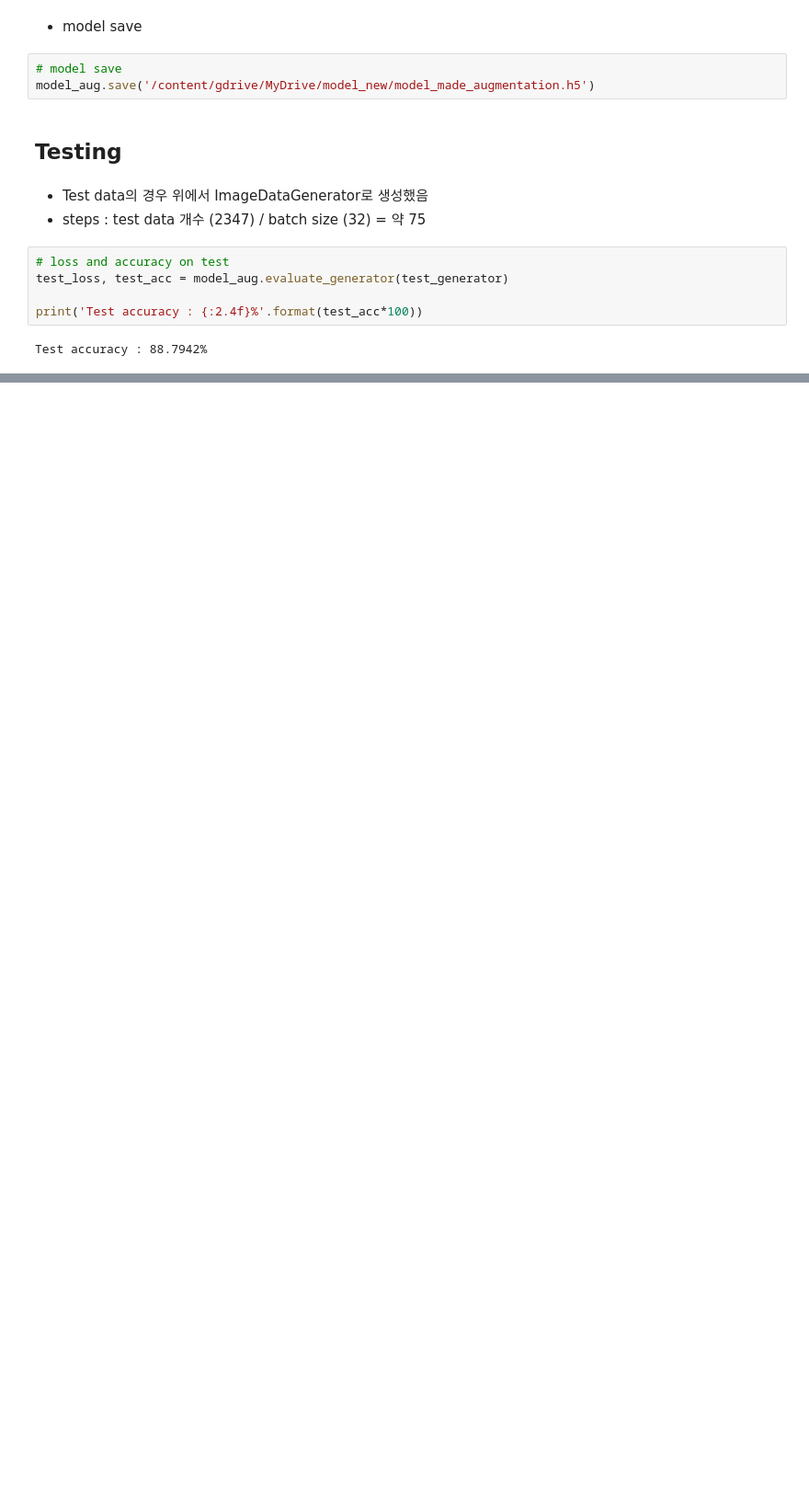
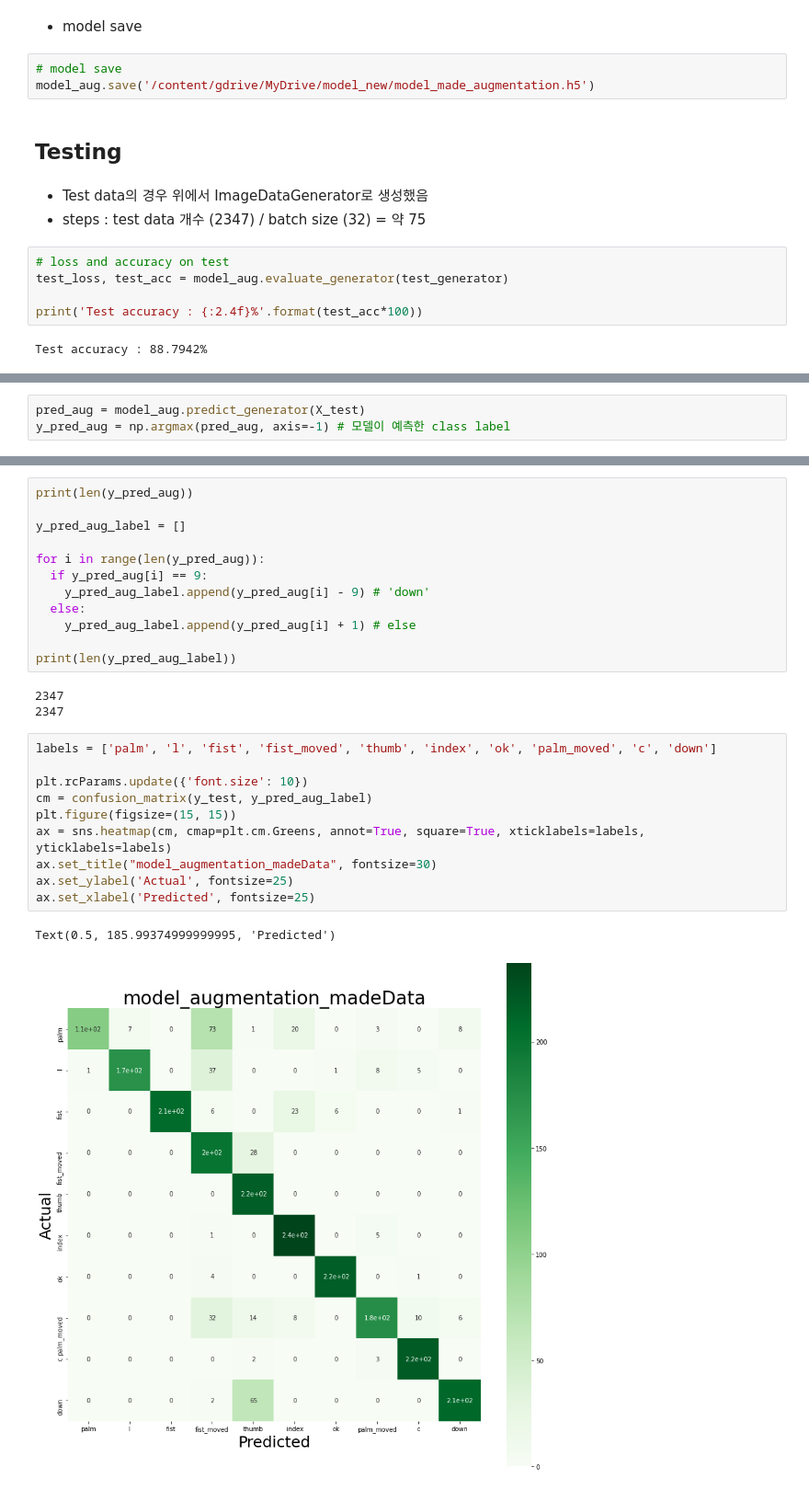
Before and after one commit to SuwonPabby/AppleFarm, a Jupyter notebook: DeepLearning_TermProject_final.ipynb, the cells around one changed output, grey strips where cells are left out. Shown: that part at 92% size. Drawn from its saved outputs; the diff is of its cells as text; blank space fills up the shorter version.

Commit message:
augmentation confusion matrix, debug added

```diff
--- a/DeepLearning_TermProject_final.ipynb
+++ b/DeepLearning_TermProject_final.ipynb
@@ -1353,0 +1358,3 @@ Test accuracy : 88.7942%
+# %%
+pred_aug = model_aug.predict_generator(X_test)
+y_pred_aug = np.argmax(pred_aug, axis=-1) # 모델이 예측한 class label
@@ -1353,0 +1365,28 @@ Test accuracy : 88.7942%
+# %%
+print(len(y_pred_aug))
+
+y_pred_aug_label = []
+
+for i in range(len(y_pred_aug)):
+  if y_pred_aug[i] == 9:
+    y_pred_aug_label.append(y_pred_aug[i] - 9) # 'down'
+  else:
+    y_pred_aug_label.append(y_pred_aug[i] + 1) # else
+
+print(len(y_pred_aug_label))
+# %% [output]
+2347
+2347
+# %%
+labels = ['palm', 'l', 'fist', 'fist_moved', 'thumb', 'index', 'ok', 'palm_moved', 'c', 'down']
+
+plt.rcParams.update({'font.size': 10})
+cm = confusion_matrix(y_test, y_pred_aug_label)
+plt.figure(figsize=(15, 15))
+ax = sns.heatmap(cm, cmap=plt.cm.Greens, annot=True, square=True, xticklabels=labels, yticklabels=labels)
+ax.set_title("model_augmentation_madeData", fontsize=30)
+ax.set_ylabel('Actual', fontsize=25)
+ax.set_xlabel('Predicted', fontsize=25)
+# %% [output]
+Text(0.5, 185.99374999999995, 'Predicted')
+[figure, added]
```
Also changed, not shown: parts of 4 cells of this notebook.
